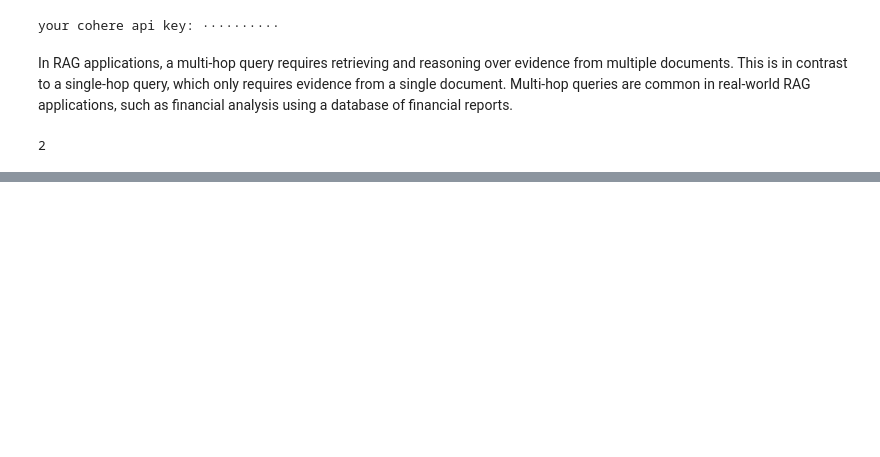
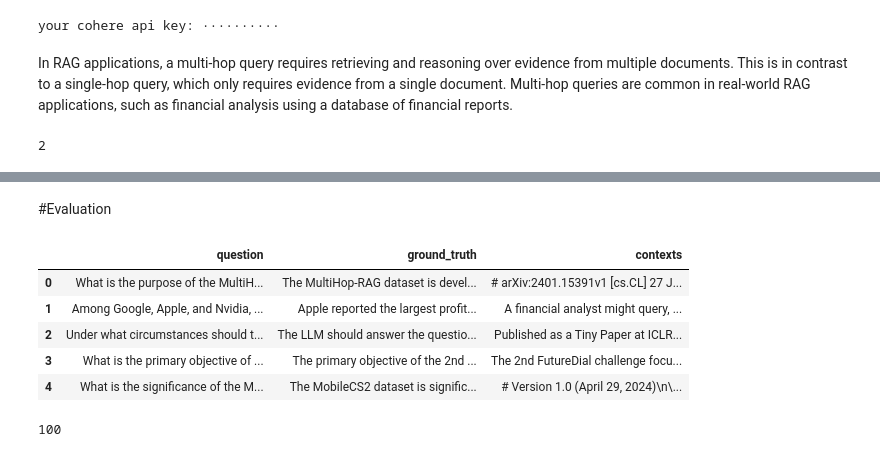
Before and after one commit to AreebAhmad-02/Real-time-rag-pipeline-for-rag-research-papers, a Jupyter notebook: Rag_papers_Pipeline.ipynb, the cells around one changed output, grey strips where cells are left out. Cells and saved outputs as stored; diff of their text form; code cells hidden in the pictures; blank space fills up the shorter version.

```diff
--- a/Rag_papers_Pipeline.ipynb
+++ b/Rag_papers_Pipeline.ipynb
@@ -1294,0 +1252,2 @@ retriever = QueryFusionRetriever(
+# %% [markdown]
+#Evaluation
@@ -1294,0 +1259,50 @@ retriever = QueryFusionRetriever(
+# %%
+#preparing the dataset
+dataset = pd.DataFrame(dataset)
+
+# eval_questions = dataset['7B_q1'] + dataset['7B_q2']
+# eval_answers = dataset['7B_a1'] + dataset['7B_a2']
+eval_questions = dataset['7B_q1']
+eval_answers = dataset['7B_a1']
+contexts = dataset['instruction']
+test_set = []
+for eval_q,eval_a,context in zip(eval_questions,eval_answers,contexts):
+  if eval_q is not None and eval_q.strip() != "":
+        test_set.append({"question":eval_q,
+        "ground_truth":eval_a,
+        "contexts":context})
+
+
+
+# Convert the test set to a Hugging Face dataset
+hf_dataset = Dataset.from_list(test_set)
+
+# Convert the Hugging Face dataset to a dictionary
+ds_dict = hf_dataset.to_dict()
+
+# print(type(ds_dict))
+
+import nest_asyncio
+nest_asyncio.apply()
+# %%
+len(test_set)
+test_set = test_set[:100]
+# Convert the test set to a Hugging Face dataset
+hf_dataset = Dataset.from_list(test_set)
+
+# Convert the Hugging Face dataset to a dictionary
+ds_dict = hf_dataset.to_dict()
+
+pandas__eval_df = hf_dataset.to_pandas()
+pandas__eval_df.head()
+# %% [output]
+|  | question | ground_truth | contexts |
+| 0 | What is the purpose of the MultiH... | The MultiHop-RAG dataset is devel... | # arXiv:2401.15391v1 [cs.CL] 27 J... |
+| 1 | Among Google, Apple, and Nvidia, ... | Apple reported the largest profit... | A financial analyst might query, ... |
+| 2 | Under what circumstances should t... | The LLM should answer the questio... | Published as a Tiny Paper at ICLR... |
+| 3 | What is the primary objective of ... | The primary objective of the 2nd ... | The 2nd FutureDial challenge focu... |
+| 4 | What is the significance of the M... | The MobileCS2 dataset is signific... | # Version 1.0 (April 29, 2024)\n\... |
+# %%
+len(pandas__eval_df)
+# %% [output]
+100
```
Also changed, not shown: parts of 93 cells of this notebook.
